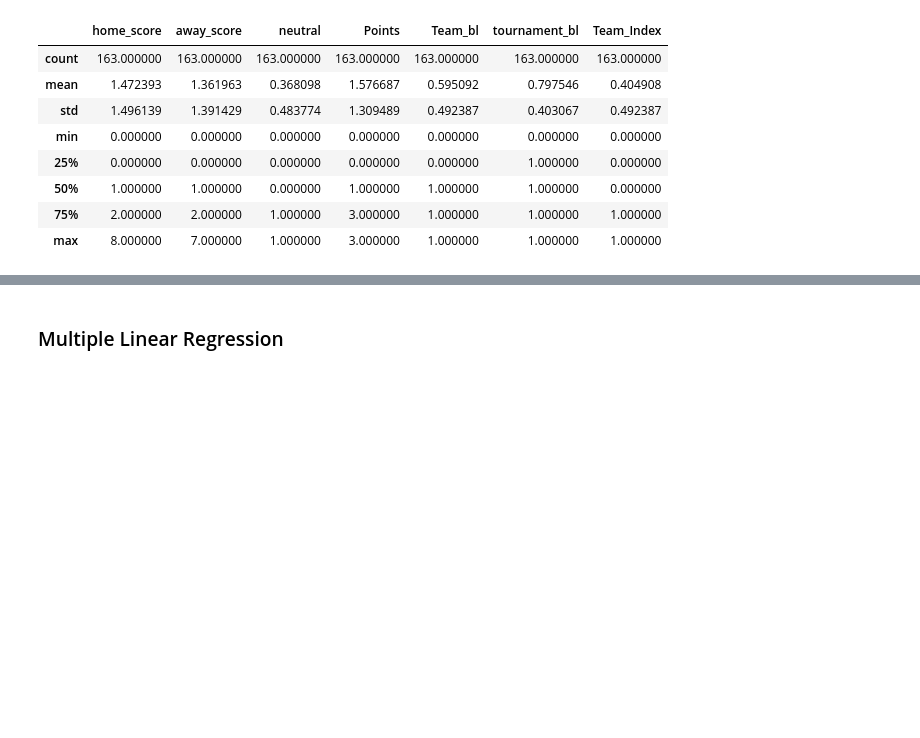
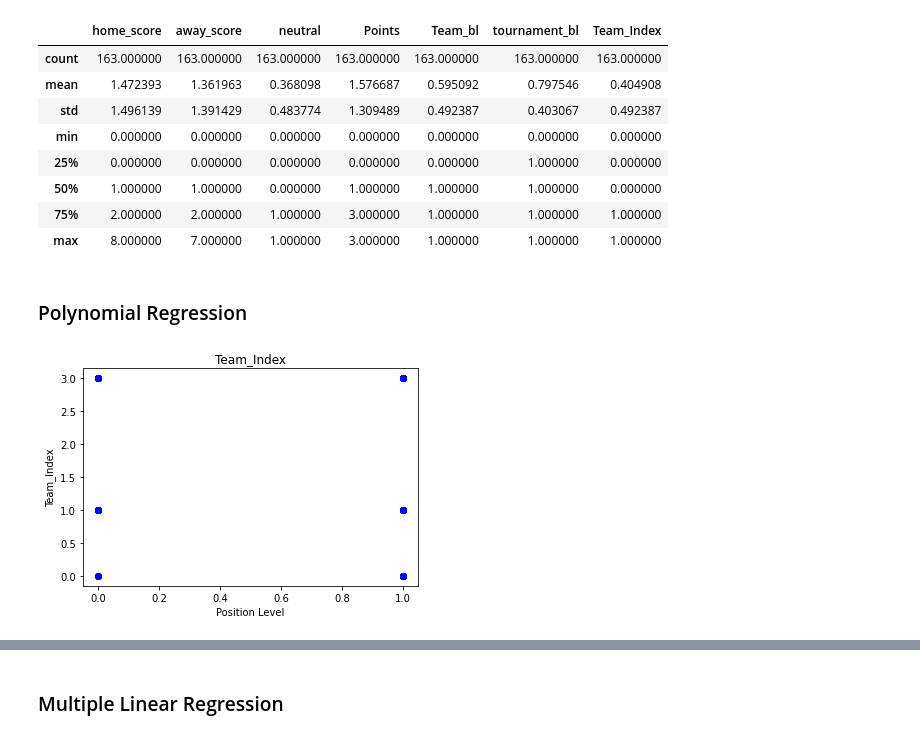
Before and after one commit to ch1b4d4/Week-6-IP-Datasets, a Jupyter notebook: 15_APR_Samson_Chibudu_Nyiro_IP.ipynb, the cells around one changed output, grey strips where cells are left out. Saved outputs shown, nothing was run; the diff lists cells and outputs as text; code cells hidden in the pictures; blank space fills up the shorter version.

Commit message:
https://github.com/ch1b4d4/Week-6-IP-Datasets.git

```diff
--- a/15_APR_Samson_Chibudu_Nyiro_IP.ipynb
+++ b/15_APR_Samson_Chibudu_Nyiro_IP.ipynb
@@ -1154,3 +1154,15 @@ data.describe()
 | 50% | 1.000000 | 1.000000 | 0.000000 | 1.000000 | 1.000000 | 1.000000 | 0.000000 |
 | 75% | 2.000000 | 2.000000 | 1.000000 | 3.000000 | 1.000000 | 1.000000 | 1.000000 |
 | max | 8.000000 | 7.000000 | 1.000000 | 3.000000 | 1.000000 | 1.000000 | 1.000000 |
+# %% [markdown]
+### Polynomial Regression
+# %%
+# Since our dataset is pretty clean, let's start by visualizing our dataset by plotting a scatter plot
+
+plt.scatter(X, y, color='blue')
+plt.title('Team_Index')
+plt.xlabel('Position Level')
+plt.ylabel('Team_Index')
+plt.show()
+# %% [output]
+[figure, added]
```
Also changed, not shown: parts of 21 cells of this notebook, 1 other file.
